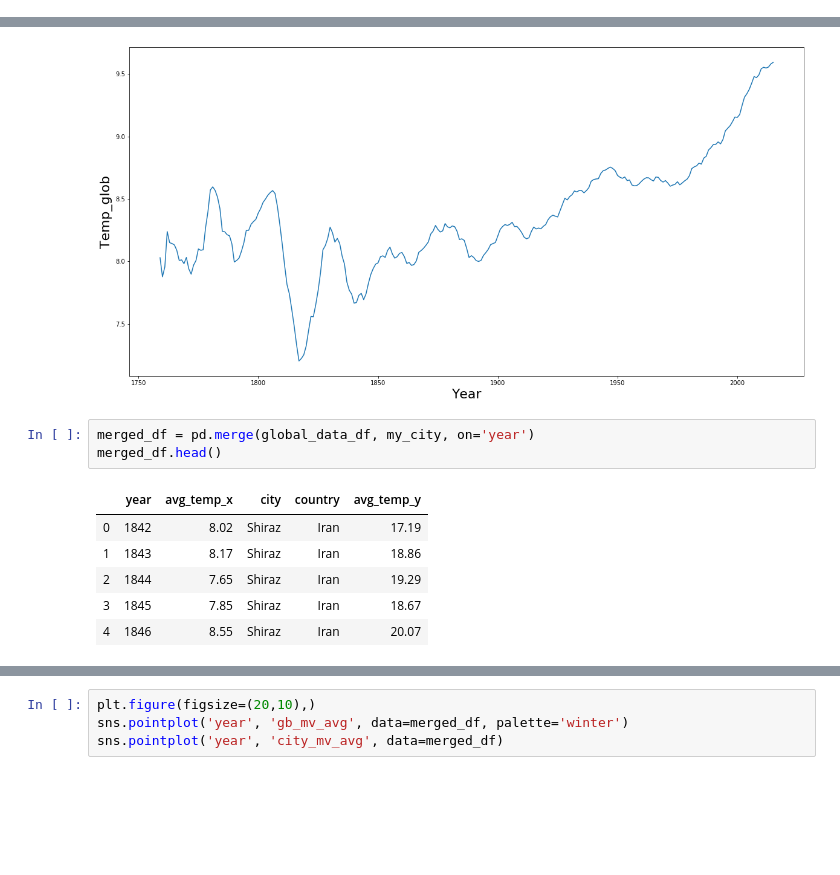
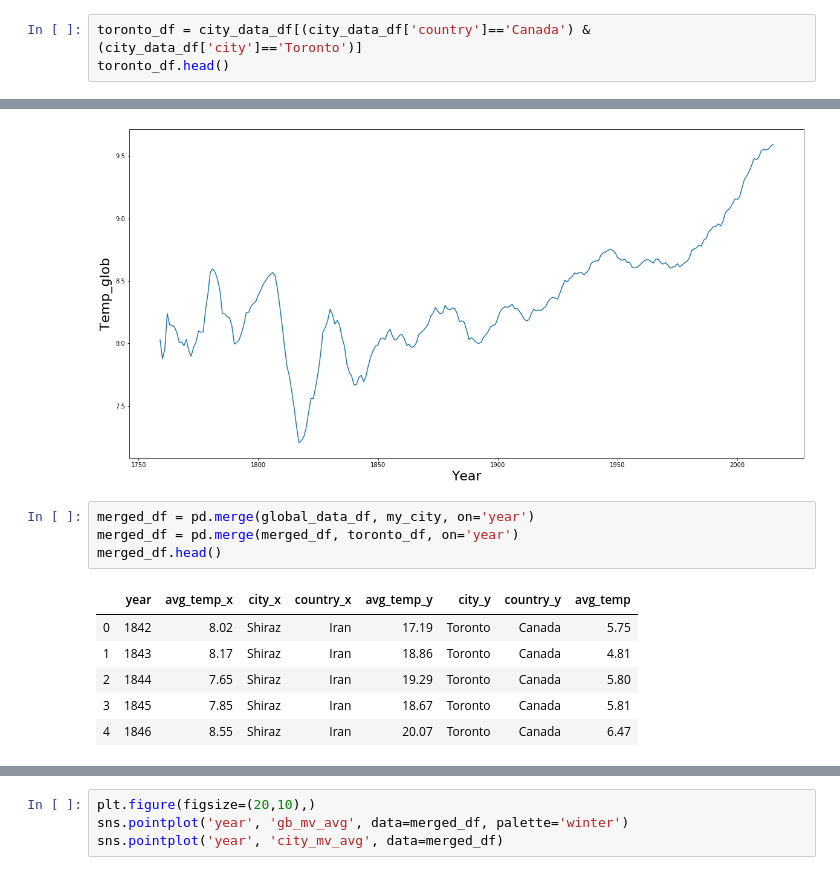
Before and after one commit to mzhoolideh/data_science_pract, a Jupyter notebook: weather_trend/explore_weather_trends.ipynb, the cells around one changed output, grey strips where cells are left out. Drawn from its saved outputs; the diff is of its cells as text; blank space fills up the shorter version.

```diff
--- a/weather_trend/explore_weather_trends.ipynb
+++ b/weather_trend/explore_weather_trends.ipynb
@@ -59,3 +59,6 @@ my_city.head()
 | 59881 | 1844 | Shiraz | Iran | 19.29 |
 | 59882 | 1845 | Shiraz | Iran | 18.67 |
 | 59883 | 1846 | Shiraz | Iran | 20.07 |
+# %%
+toronto_df = city_data_df[(city_data_df['country']=='Canada') &  (city_data_df['city']=='Toronto')]
+toronto_df.head()
@@ -109,14 +138,15 @@ Text(0, 0.5, 'Temp_glob')
 [figure]
 # %%
 merged_df = pd.merge(global_data_df, my_city, on='year')
+merged_df = pd.merge(merged_df, toronto_df, on='year')
 merged_df.head()
 # %% [output]
-|  | year | avg_temp_x | city | country | avg_temp_y |
-| 0 | 1842 | 8.02 | Shiraz | Iran | 17.19 |
-| 1 | 1843 | 8.17 | Shiraz | Iran | 18.86 |
-| 2 | 1844 | 7.65 | Shiraz | Iran | 19.29 |
-| 3 | 1845 | 7.85 | Shiraz | Iran | 18.67 |
-| 4 | 1846 | 8.55 | Shiraz | Iran | 20.07 |
+|  | year | avg_temp_x | city_x | country_x | avg_temp_y | city_y | country_y | avg_temp |
+| 0 | 1842 | 8.02 | Shiraz | Iran | 17.19 | Toronto | Canada | 5.75 |
+| 1 | 1843 | 8.17 | Shiraz | Iran | 18.86 | Toronto | Canada | 4.81 |
+| 2 | 1844 | 7.65 | Shiraz | Iran | 19.29 | Toronto | Canada | 5.80 |
+| 3 | 1845 | 7.85 | Shiraz | Iran | 18.67 | Toronto | Canada | 5.81 |
+| 4 | 1846 | 8.55 | Shiraz | Iran | 20.07 | Toronto | Canada | 6.47 |
 # %%
 window_size = 5
 gb_mv_avg = merged_df.avg_temp_x.rolling(window_size).mean()
```
Also changed, not shown: parts of 5 cells of this notebook.
